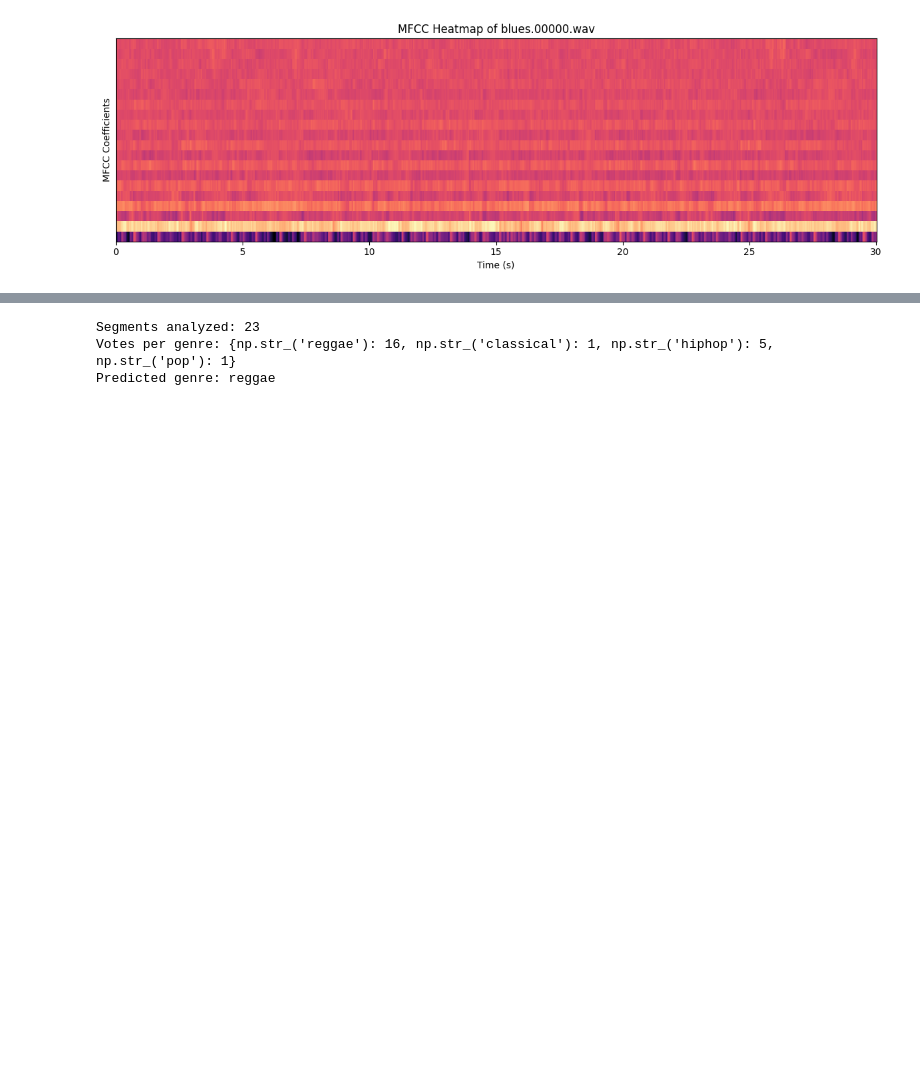
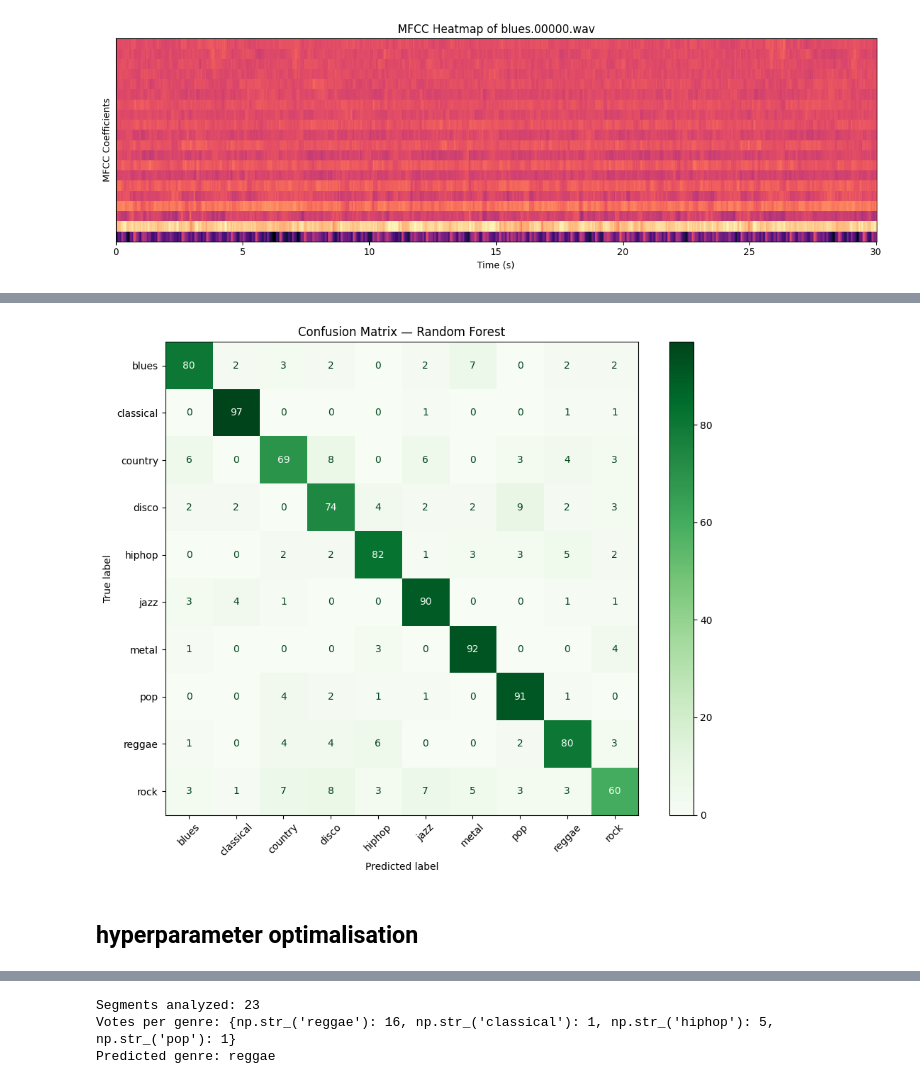
Before and after one commit to brunomilassin/MachineLearning_FinalProject, a Jupyter notebook: Presentation.ipynb, the cells around one changed output, grey strips where cells are left out. Drawn from its saved outputs; the diff is of its cells as text; code cells hidden in the pictures; blank space fills up the shorter version.

```diff
--- a/Presentation.ipynb
+++ b/Presentation.ipynb
@@ -466 +464,20 @@ plt.show()
+# %%
+# Cell 15 — Confusion matrix for Random Forest
+
+fig, ax = plt.subplots(figsize=(10, 8))
+
+ConfusionMatrixDisplay.from_predictions(
+    y_test,
+    y_pred_rf,
+    display_labels=label_encoder.classes_,
+    cmap="Greens",
+    xticks_rotation=45,
+    ax=ax
+)
+
+plt.title("Confusion Matrix — Random Forest")
+plt.tight_layout()
+plt.show()
+# %% [output]
+[figure, added]
 # %%
@@ -575,3 +588,5 @@ def predict_genre_plus(file_path,
     print(f"Predicted genre: {genre}")
 
     return genre
+# %% [markdown]
+## hyperparameter optimalisation
```
Also changed, not shown: parts of 38 cells of this notebook.
